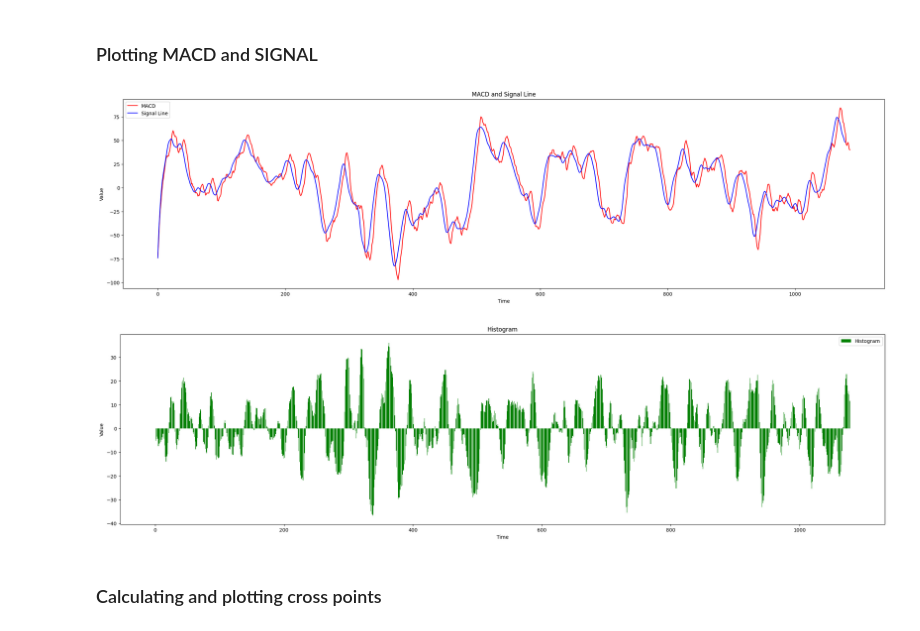
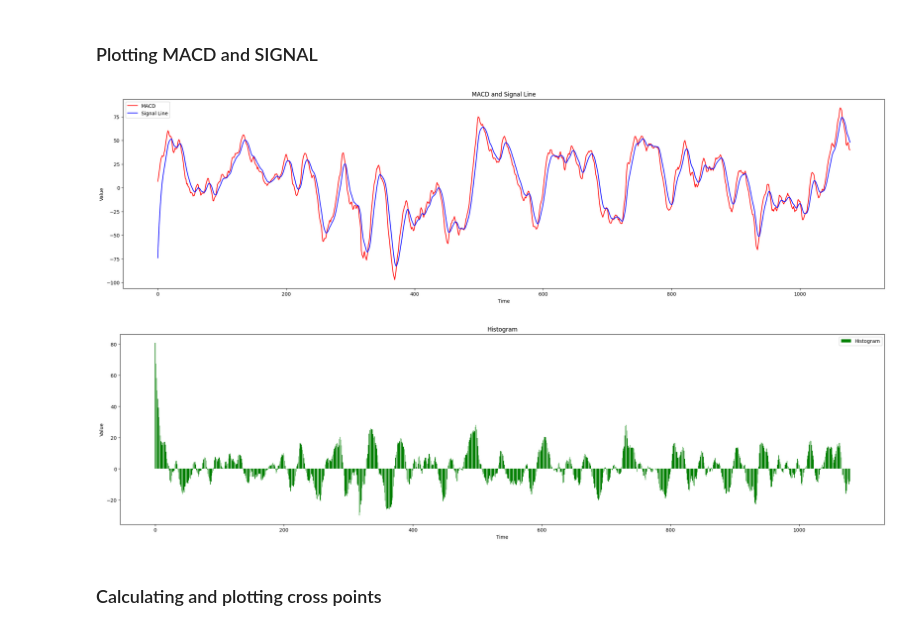
Before and after one commit to KociszewskaMarta/MN_proj1, a Jupyter notebook: projekt.ipynb, the cells around one changed output. Saved outputs shown, nothing was run; the diff lists cells and outputs as text; code cells hidden in the pictures.

Commit message:
changed so it's the same as main

```diff
--- a/projekt.ipynb
+++ b/projekt.ipynb
@@ -343,13 +343,16 @@ def plot_histogram(macd, signal):
     plt.legend()
     plt.show()
 # %%
+# to make macd and signal the same length
+macd = macd[len(macd) - len(signal):]
+
 # Plot the data
 plot_macd_and_signal(macd, signal)
 
 # Plot the histogram
 plot_histogram(macd, signal)
 # %% [output]
-[figure, old version]
+[figure, new version]
-[figure, old version]
+[figure, new version]
 # %% [markdown]
 ### Calculating and plotting cross points
```
Also changed, not shown: parts of 3 cells of this notebook.
